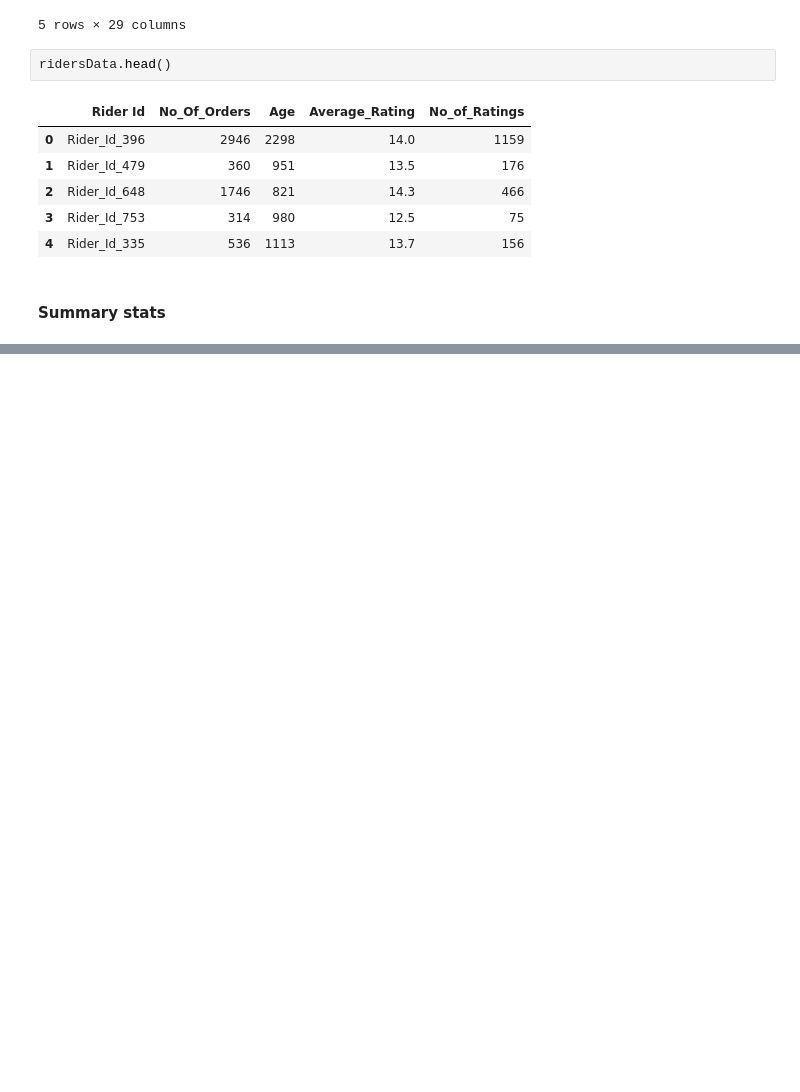
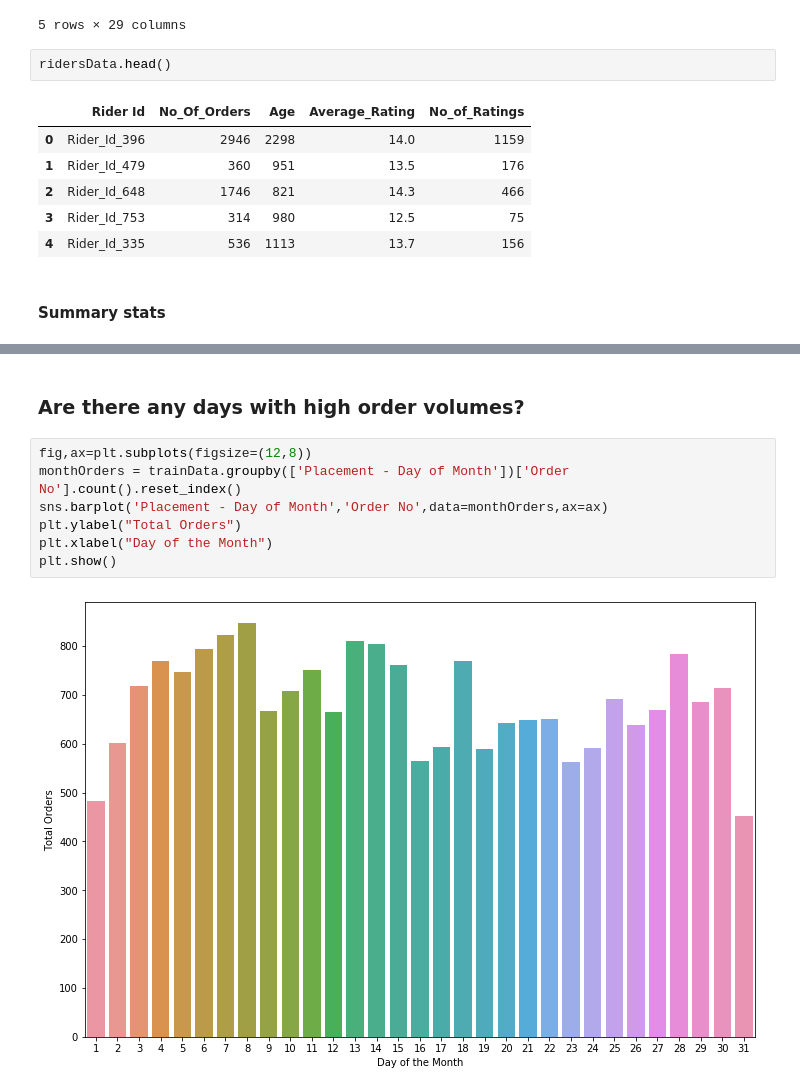
Before and after one commit to wkirui/SendyModel, a Jupyter notebook: Sendy Logistics Model.ipynb, the cells around one changed output, grey strips where cells are left out. Saved outputs shown, nothing was run; the diff lists cells and outputs as text; blank space fills up the shorter version.

```diff
--- a/Sendy Logistics Model.ipynb
+++ b/Sendy Logistics Model.ipynb
@@ -70,0 +94,11 @@ trainData.describe()
+# %% [markdown]
+### Are there any days with high order volumes?
+# %%
+fig,ax=plt.subplots(figsize=(12,8))
+monthOrders = trainData.groupby(['Placement - Day of Month'])['Order No'].count().reset_index()
+sns.barplot('Placement - Day of Month','Order No',data=monthOrders,ax=ax)
+plt.ylabel("Total Orders")
+plt.xlabel("Day of the Month")
+plt.show()
+# %% [output]
+[figure, added]
```
Also changed, not shown: parts of 6 cells of this notebook.
